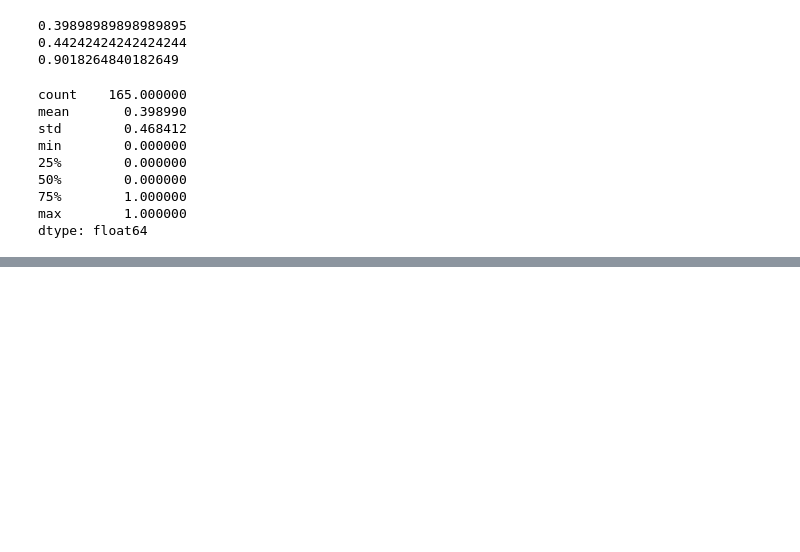
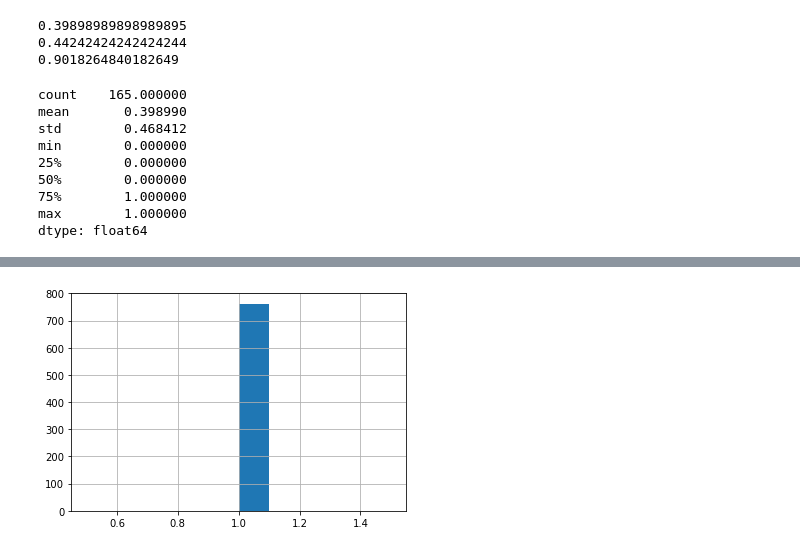
Before and after one commit to avidale/taxonomy-enrichment, a Jupyter notebook: experiments/definitions.ipynb, the cells around one changed output, grey strips where cells are left out. Cells and saved outputs as stored; diff of their text form; code cells hidden in the pictures; blank space fills up the shorter version.

```diff
--- a/experiments/definitions.ipynb
+++ b/experiments/definitions.ipynb
@@ -283,0 +288,3 @@ dtype: float64
+# %%
+public_test_nouns = pd.read_csv('../data/public_test/nouns_public.tsv', header=None)
+public_test_nouns.columns = ['text']
@@ -283,0 +295,4 @@ dtype: float64
+# %%
+public_test_nouns.text.apply(lambda x: len(x.split())).hist();
+# %% [output]
+[figure, added]
```
Also changed, not shown: parts of 25 cells of this notebook, 31 other files.
